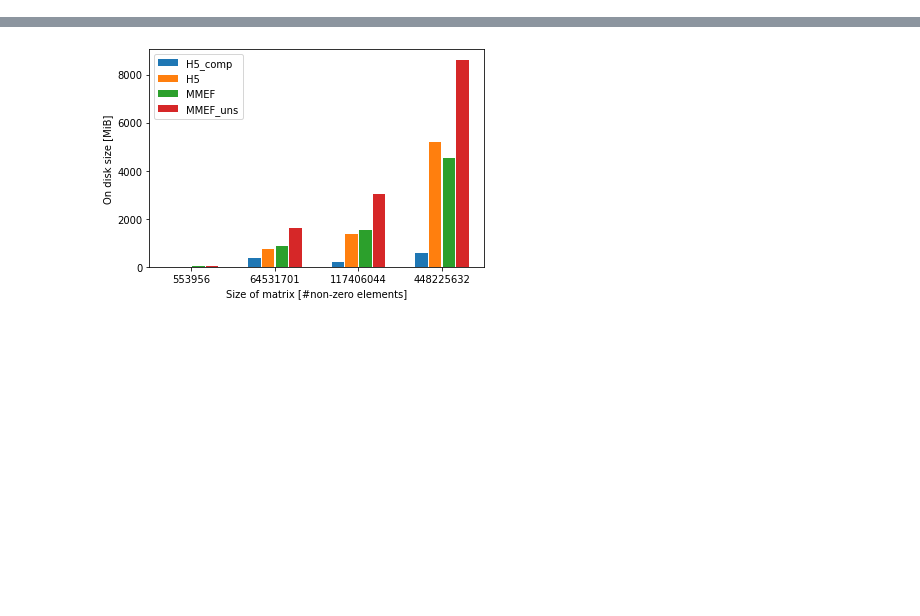
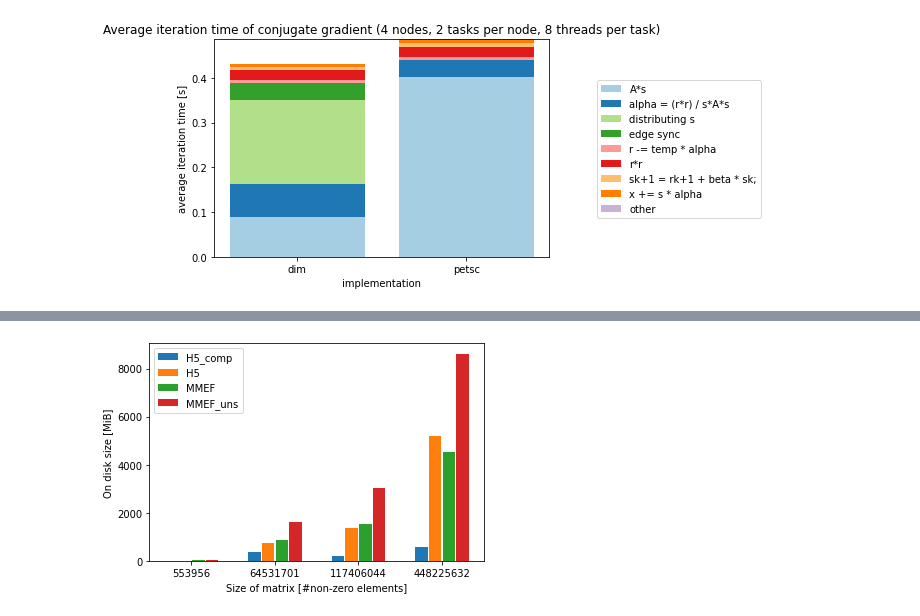
Before and after one commit to rurabori/diploma_research, a Jupyter notebook: scripts/data_analysis/graphs.ipynb, the cells around one changed output, grey strips where cells are left out. Drawn from its saved outputs; the diff is of its cells as text; code cells hidden in the pictures; blank space fills up the shorter version.

Commit message:
Data analysis.

```diff
--- a/scripts/data_analysis/graphs.ipynb
+++ b/scripts/data_analysis/graphs.ipynb
@@ -3,3 +3,101 @@
 import numpy as np
 import matplotlib.pyplot as plt
 %matplotlib inline
+# %%
+import json
+from pathlib import Path
+
+
+def load_json(path):
+    with open(path) as fin:
+        return json.load(fin)
+
+
+def load_stats(directory):
+    directory = Path(directory)
+    files = [*directory.glob("stats_*.json")]
+
+    result = load_json(files[0])
+
+    for file in files[1:]:
+        j = load_json(file)
+        result["total"] += j["total"]
+
+        for step, length in j["cg"]["steps"].items():
+            result["cg"]["steps"][step] += length
+        result["cg"]["total"] += j["cg"]["total"]
+
+    result["total"] /= len(files)
+    for step, length in j["cg"]["steps"].items():
+        result["cg"]["steps"][step] /= len(files)
+    result["cg"]["total"] /= len(files)
+
+    return result
+
+
+def normalize(stats):
+    other = stats["cg"]["total"] - sum(stats["cg"]["steps"].values())
+    if other > 0:
+        stats["cg"]["steps"]["other"] = other
+
+    for key in stats["cg"]["steps"]:
+        stats["cg"]["steps"][key] /= stats["cg"]["num_iters"]
+
+
+def get_color(step, colors={}, next_color=[0]):
+    if step not in colors:
+        colors[step] = plt.cm.Paired(next_color)
+        next_color[0] += 1
+
+    return colors[step]
+
+
+def plot_one(ax, stats, offset):
+    bottom = 0
+    for step, value in stats["cg"]["steps"].items():
+        ax.bar(
+            offset, value, bottom=bottom, label=step, width=0.4, color=get_color(step)
+        )
+        bottom += value
+
+
+def plot_run(matrix="gap-web", layout="8-1-8"):
+    dim = load_stats(f"../../resources/benchmark_data/cg_dim/{matrix}/{layout}")
+    petsc = load_stats(f"../../resources/benchmark_data/cg_petsc/{matrix}/{layout}")
+
+    normalize(dim)
+    normalize(petsc)
+
+    fig, ax = plt.subplots(1, 1)
+
+    plot_one(ax, dim, 0)
+    plot_one(ax, petsc, 0.5)
+
+    nodes, tasks_per_node, threads = layout.split("-", maxsplit=3)
+
+    ax.set_xticks(np.arange(2) * 0.5, ["dim", "petsc"])
+    ax.set_xlabel("implementation")
+    ax.set_ylabel("average iteration time [s]")
+    ax.set_title(
+        f"Average iteration time of conjugate gradient ({nodes} nodes, {tasks_per_node} tasks per node, {threads} threads per task)"
+    )
+
+    handles, labels = fig.gca().get_legend_handles_labels()
+    by_label = dict(zip(labels, handles))
+    lgd = fig.legend(
+        by_label.values(), by_label.keys(), loc="center left", bbox_to_anchor=(1, 0.5)
+    )
+
+    fig.savefig(f"images/{layout}.png", bbox_extra_artists=(lgd,), bbox_inches="tight")
+    fig.show()
+
+
+plot_run(layout="4-2-8")
+plot_run(layout="4-1-16")
+plot_run(layout="4-1-32")
+plot_run(layout="8-1-4")
+plot_run(layout="8-1-8")
+plot_run(layout="8-1-16")
+plot_run(layout="8-1-32")
+# %% [output]
+[figure, added]
```
Also changed, not shown: parts of 1 cell of this notebook.
